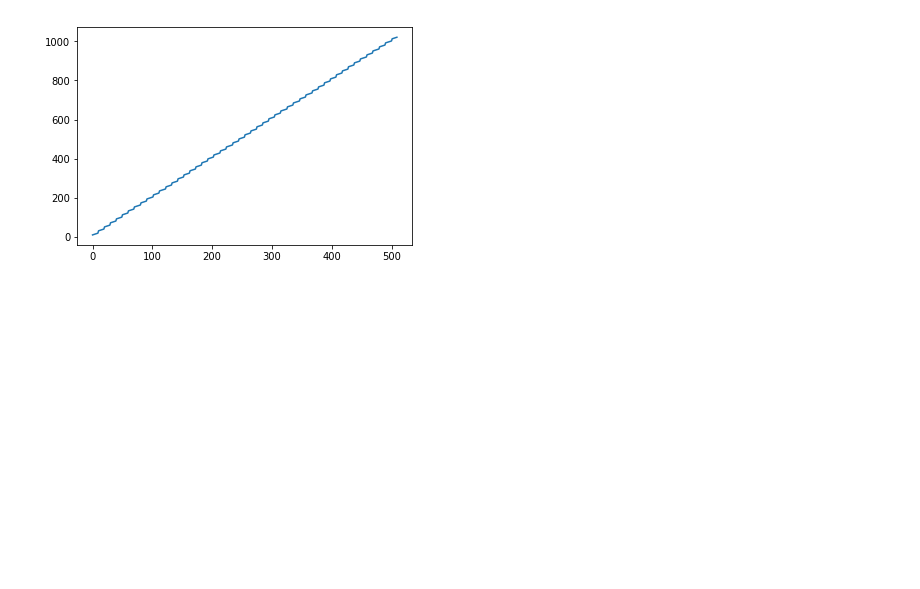
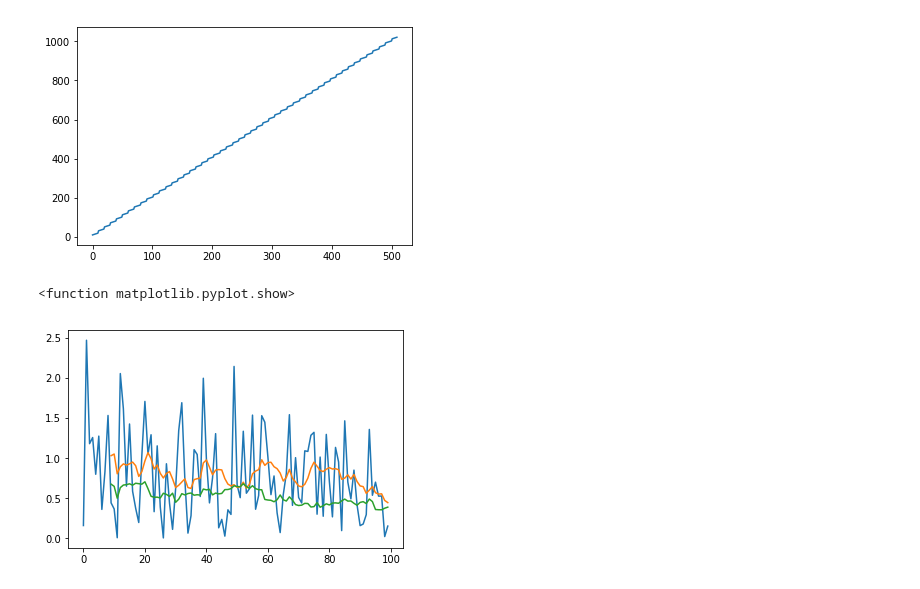
Before and after one commit to ricarddelgado/lanl-earthquake-kaggle, a Jupyter notebook: 0. Sandbox.ipynb, the cells around one changed output. Drawn from its saved outputs; the diff is of its cells as text; code cells hidden in the pictures; blank space fills up the shorter version.

```diff
--- a/0. Sandbox.ipynb
+++ b/0. Sandbox.ipynb
@@ -104,0 +93,11 @@ y[1:]
+# %%
+x = pd.Series(np.random.randn(100))
+# %%
+plt.figure()
+plt.plot(np.abs(x))
+plt.plot(np.abs(x).rolling(10).mean())
+plt.plot(np.abs(x).rolling(10).std())
+plt.show
+# %% [output]
+<function matplotlib.pyplot.show>
+[figure, added]
```
Also changed, not shown: parts of 10 cells of this notebook, 8 other files.
